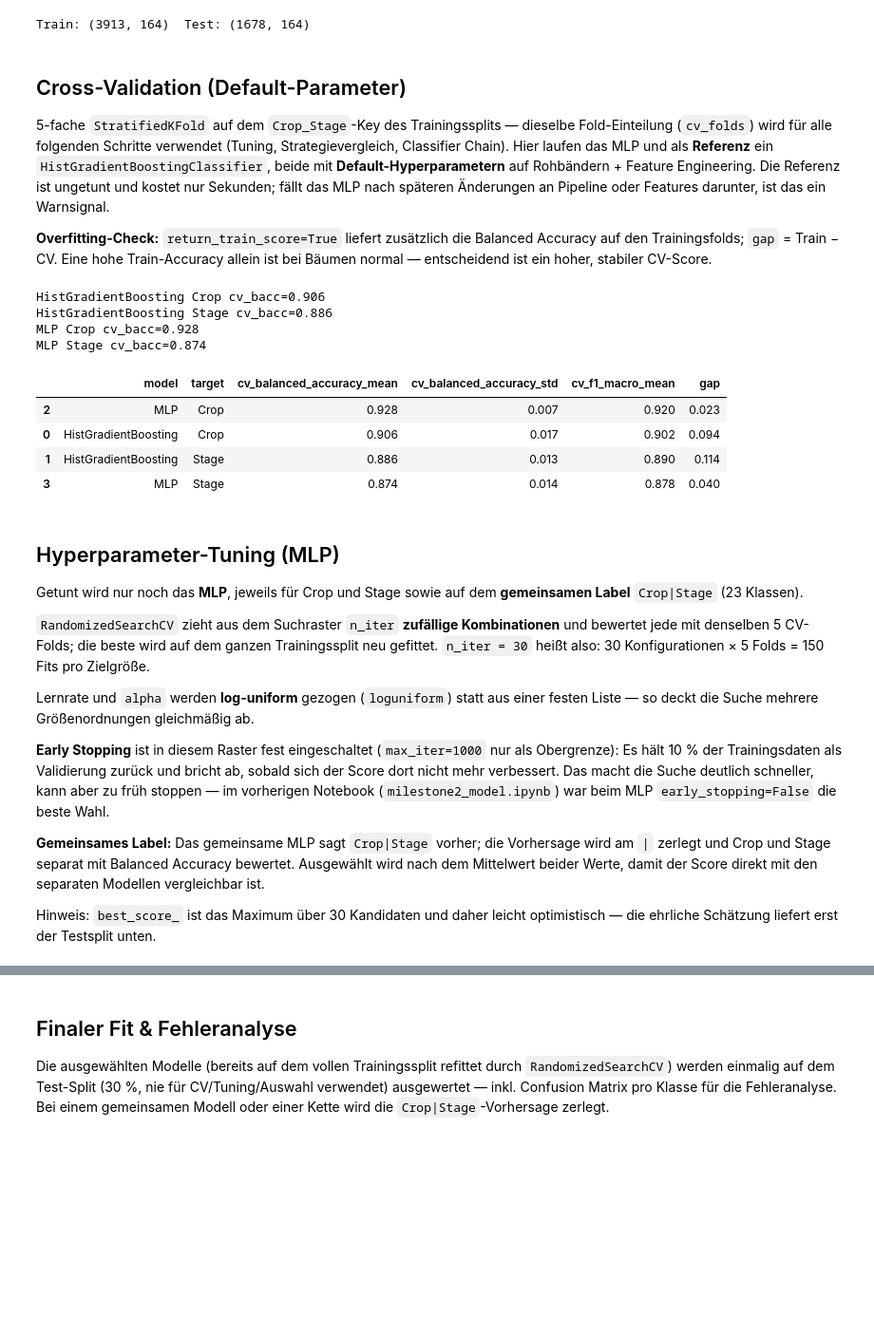
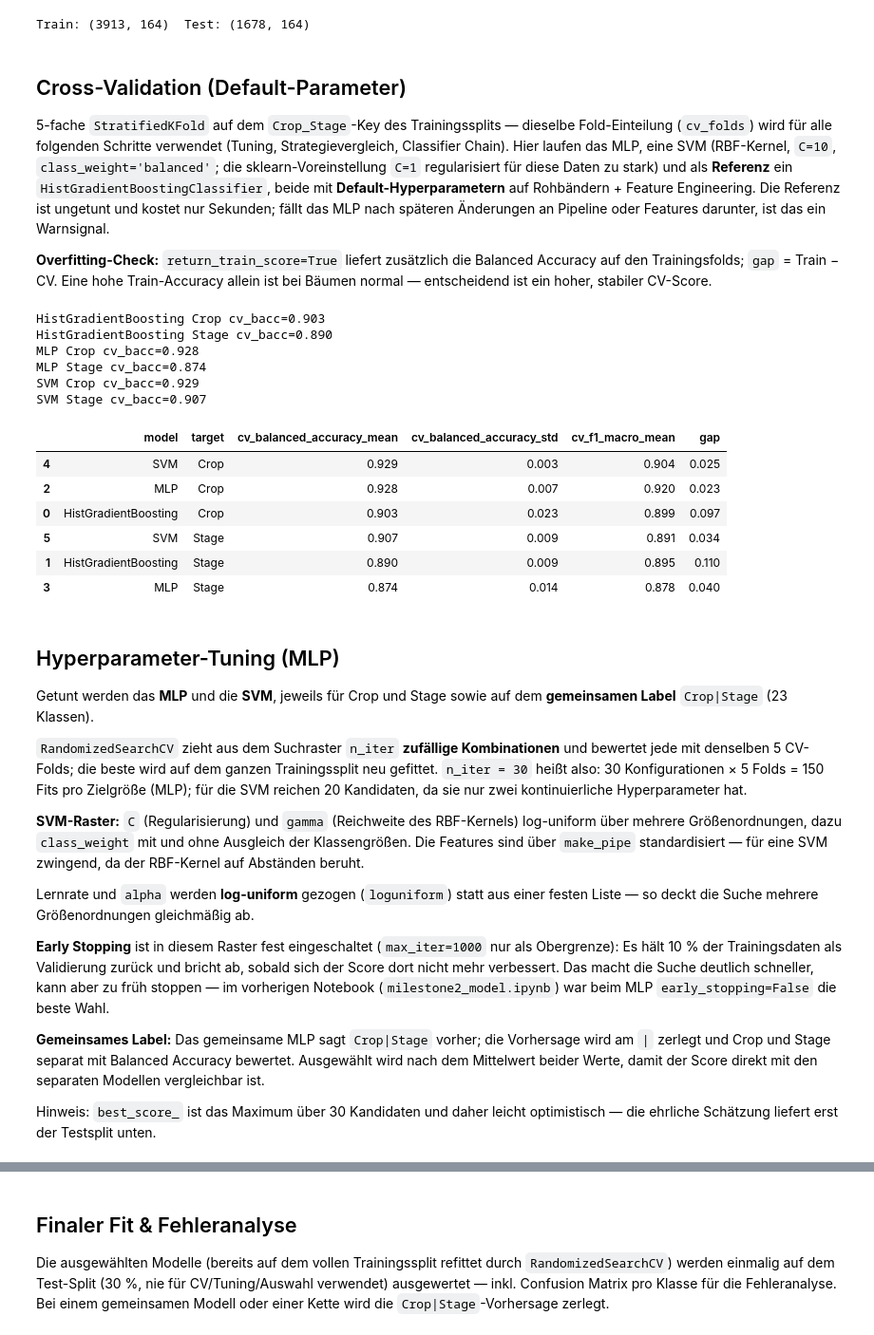
Before and after one commit to PavithV/LandwirtschaftsProjekt, a Jupyter notebook: milestone2_model_new.ipynb, the cells around one changed output, grey strips where cells are left out. Shown at 95% size. Cells and saved outputs as stored; diff of their text form; code cells hidden in the pictures; blank space fills up the shorter version.

```diff
--- a/milestone2_model_new.ipynb
+++ b/milestone2_model_new.ipynb
@@ -90,7 +96,7 @@ Train: (3913, 164)  Test: (1678, 164)
 # %% [markdown]
 ## Cross-Validation (Default-Parameter)
 
-5-fache `StratifiedKFold` auf dem `Crop_Stage`-Key des Trainingssplits — dieselbe Fold-Einteilung (`cv_folds`) wird für alle folgenden Schritte verwendet (Tuning, Strategievergleich, Classifier Chain). Hier laufen das MLP und als **Referenz** ein `HistGradientBoostingClassifier`, beide mit **Default-Hyperparametern** auf Rohbändern + Feature Engineering. Die Referenz ist ungetunt und kostet nur Sekunden; fällt das MLP nach späteren Änderungen an Pipeline oder Features darunter, ist das ein Warnsignal.
+5-fache `StratifiedKFold` auf dem `Crop_Stage`-Key des Trainingssplits — dieselbe Fold-Einteilung (`cv_folds`) wird für alle folgenden Schritte verwendet (Tuning, Strategievergleich, Classifier Chain). Hier laufen das MLP, eine SVM (RBF-Kernel, `C=10`, `class_weight='balanced'`; die sklearn-Voreinstellung `C=1` regularisiert für diese Daten zu stark) und als **Referenz** ein `HistGradientBoostingClassifier`, beide mit **Default-Hyperparametern** auf Rohbändern + Feature Engineering. Die Referenz ist ungetunt und kostet nur Sekunden; fällt das MLP nach späteren Änderungen an Pipeline oder Features darunter, ist das ein Warnsignal.
 
 **Overfitting-Check:** `return_train_score=True` liefert zusätzlich die Balanced Accuracy auf den Trainingsfolds; `gap` = Train − CV. Eine hohe Train-Accuracy allein ist bei Bäumen normal — entscheidend ist ein hoher, stabiler CV-Score.
 # %%
@@ -101,48 +107,55 @@ model_factories = {
     'HistGradientBoosting': lambda: HistGradientBoostingClassifier(random_state=RANDOM_STATE),  # nur Referenz, ungetunt
     'MLP': lambda: MLPClassifier(hidden_layer_sizes=(128, 64), alpha=1e-3, max_iter=300, early_stopping=True,
                                  random_state=RANDOM_STATE),
+    'SVM': lambda: SVC(C=10, class_weight='balanced'),
 }
 
 skf = StratifiedKFold(n_splits=5, shuffle=True, random_state=RANDOM_STATE)
 cv_folds = list(skf.split(X_fe_train, combo_train))
 
 cv_rows = []
 for model_name, factory in model_factories.items():
     for target_name, y_target in targets.items():
         scores = cross_validate(make_pipe(factory()), X_fe_train, y_target, cv=cv_folds,
                                 scoring=['balanced_accuracy', 'f1_macro'], return_train_score=True, n_jobs=-1)
         cv_rows.append({
             'model': model_name,
             'target': target_name,
             'cv_balanced_accuracy_mean': scores['test_balanced_accuracy'].mean(),
             'cv_balanced_accuracy_std': scores['test_balanced_accuracy'].std(),
             'cv_f1_macro_mean': scores['test_f1_macro'].mean(),
             'gap': scores['train_balanced_accuracy'].mean() - scores['test_balanced_accuracy'].mean(),
         })
         print(model_name, target_name, f"cv_bacc={cv_rows[-1]['cv_balanced_accuracy_mean']:.3f}", flush=True)
 
 cv_results = pd.DataFrame(cv_rows).sort_values(['target', 'cv_balanced_accuracy_mean'], ascending=[True, False])
 
 def cv_score(model, target):
     return cv_results.query("model == @model and target == @target")['cv_balanced_accuracy_mean'].item()
 
 cv_results.round(3)
 # %% [output]
-HistGradientBoosting Crop cv_bacc=0.906
-HistGradientBoosting Stage cv_bacc=0.886
+HistGradientBoosting Crop cv_bacc=0.903
+HistGradientBoosting Stage cv_bacc=0.890
 MLP Crop cv_bacc=0.928
 MLP Stage cv_bacc=0.874
+SVM Crop cv_bacc=0.929
+SVM Stage cv_bacc=0.907
 |  | model | target | cv_balanced_accuracy_mean | cv_balanced_accuracy_std | cv_f1_macro_mean | gap |
+| 4 | SVM | Crop | 0.929 | 0.003 | 0.904 | 0.025 |
 | 2 | MLP | Crop | 0.928 | 0.007 | 0.920 | 0.023 |
-| 0 | HistGradientBoosting | Crop | 0.906 | 0.017 | 0.902 | 0.094 |
-| 1 | HistGradientBoosting | Stage | 0.886 | 0.013 | 0.890 | 0.114 |
+| 0 | HistGradientBoosting | Crop | 0.903 | 0.023 | 0.899 | 0.097 |
+| 5 | SVM | Stage | 0.907 | 0.009 | 0.891 | 0.034 |
+| 1 | HistGradientBoosting | Stage | 0.890 | 0.009 | 0.895 | 0.110 |
 | 3 | MLP | Stage | 0.874 | 0.014 | 0.878 | 0.040 |
 # %% [markdown]
 ## Hyperparameter-Tuning (MLP)
 
-Getunt wird nur noch das **MLP**, jeweils für Crop und Stage sowie auf dem **gemeinsamen Label** `Crop|Stage` (23 Klassen).
+Getunt werden das **MLP** und die **SVM**, jeweils für Crop und Stage sowie auf dem **gemeinsamen Label** `Crop|Stage` (23 Klassen).
 
-`RandomizedSearchCV` zieht aus dem Suchraster `n_iter` **zufällige Kombinationen** und bewertet jede mit denselben 5 CV-Folds; die beste wird auf dem ganzen Trainingssplit neu gefittet. `n_iter = 30` heißt also: 30 Konfigurationen × 5 Folds = 150 Fits pro Zielgröße.
+`RandomizedSearchCV` zieht aus dem Suchraster `n_iter` **zufällige Kombinationen** und bewertet jede mit denselben 5 CV-Folds; die beste wird auf dem ganzen Trainingssplit neu gefittet. `n_iter = 30` heißt also: 30 Konfigurationen × 5 Folds = 150 Fits pro Zielgröße (MLP); für die SVM reichen 20 Kandidaten, da sie nur zwei kontinuierliche Hyperparameter hat.
+
+**SVM-Raster:** `C` (Regularisierung) und `gamma` (Reichweite des RBF-Kernels) log-uniform über mehrere Größenordnungen, dazu `class_weight` mit und ohne Ausgleich der Klassengrößen. Die Features sind über `make_pipe` standardisiert — für eine SVM zwingend, da der RBF-Kernel auf Abständen beruht.
 
 Lernrate und `alpha` werden **log-uniform** gezogen (`loguniform`) statt aus einer festen Liste — so deckt die Suche mehrere Größenordnungen gleichmäßig ab.
 
```
Also changed, not shown: parts of 12 cells of this notebook.
